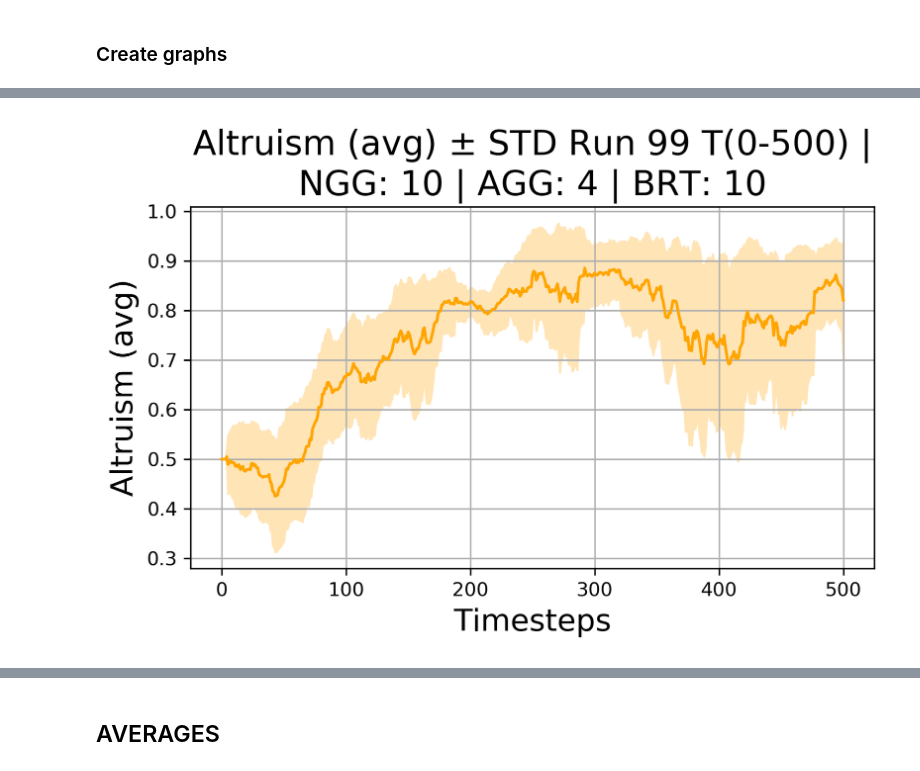
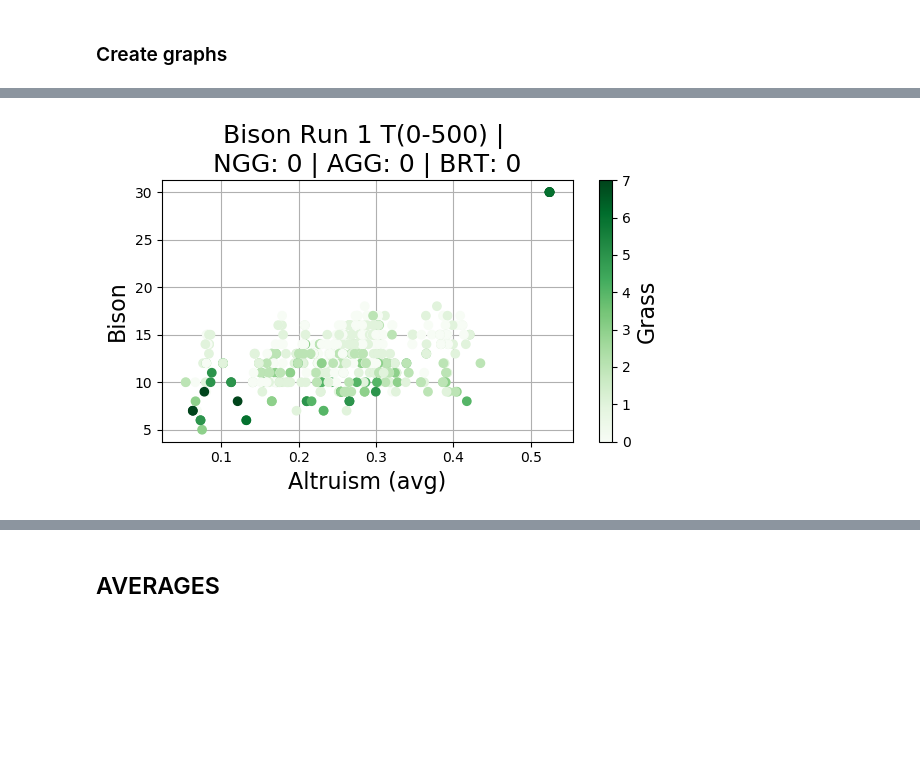
Before and after one commit to jurrew27/abm-project, a Jupyter notebook: Results_Visualisation.ipynb, the cells around one changed output, grey strips where cells are left out. Cells and saved outputs as stored; diff of their text form; code cells hidden in the pictures; blank space fills up the shorter version.

Commit message:
Experiment uitgevoerd, Visualisatie

```diff
--- a/Results_Visualisation.ipynb
+++ b/Results_Visualisation.ipynb
@@ -6,7 +6,7 @@ import seaborn
 import cmocean
 import pickle
 
-plt.rcParams['figure.dpi'] = 300
+plt.rcParams['figure.dpi'] = 100
 plt.rcParams['axes.titlesize'] = 18
 plt.rcParams['axes.labelsize'] = 16
 
@@ -37,9 +37,15 @@ def import_data(exp_name):
     return params, results
 
 def create_title_str(params_exp, data_names, exp_num, v, t0, t1):
-    number_grass_growth = params_exp['number_grass_growth']
-    amount_grass_growth = params_exp['amount_grass_growth']
-    Bison_reproduce_threshold = params_exp['bison_reproduce_threshold']
+#     number_grass_growth = params_exp['number_grass_growth']
+#     amount_grass_growth = params_exp['amount_grass_growth']
+
+    number_grass_growth = 0
+    amount_grass_growth = 0
+
+#     Bison_reproduce_threshold = params_exp['bison_reproduce_threshold']
+
+    Bison_reproduce_threshold = 0
 
     variable_str = data_names[v-1]
     if v == 3:
@@ -158,3 +168,5 @@ def plot_scatter_avg(params, avg_per_run, vx, vy, vc, save_fig=False):
 # %%
-exp_name = 'first_experiment'
+exp_name = 'monday_experiment'
 params, results = import_data(exp_name)
+variable_params = variable_params_func(params)
+results[results['Bison'] == 0]
@@ -161,4 +184,4 @@ params, results = import_data(exp_name)
 # %%
-plot_line(params, results, exp_num=99, v=3, t0=0, t1=False, save_fig=False)
+plot_scatter_per_run(params, results, exp_num=1, vx=3, vy=1, vc=2, t0=0, t1=False, save_fig=False)
 # %% [output]
-[figure, old version]
+[figure, new version]
```
Also changed, not shown: parts of 8 cells of this notebook, 4 other files.
